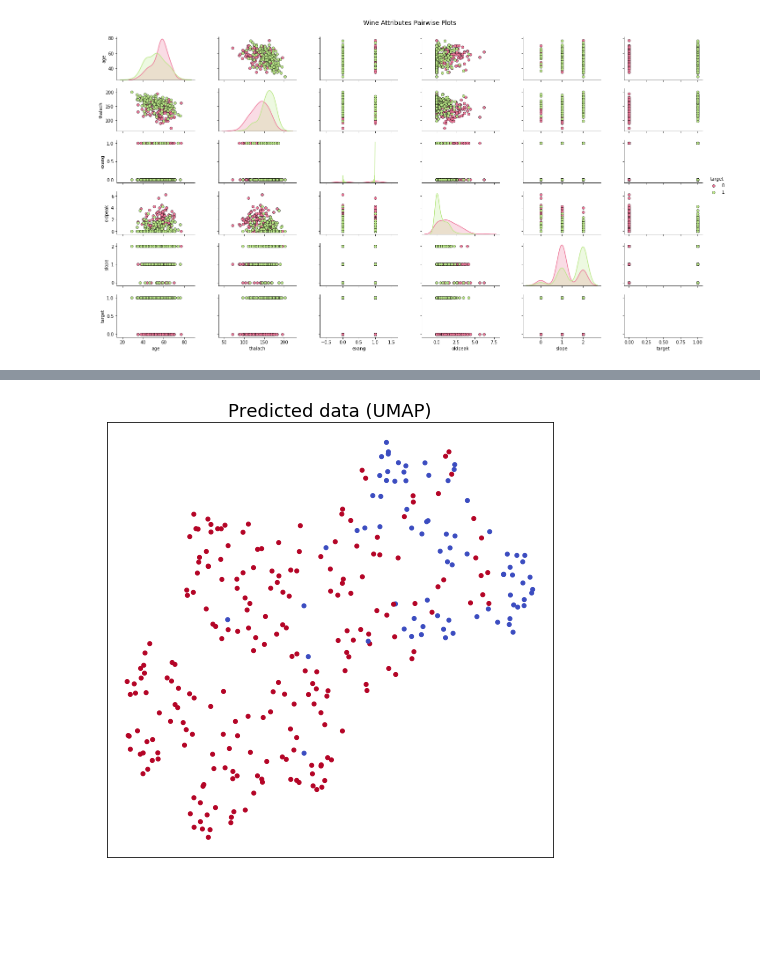
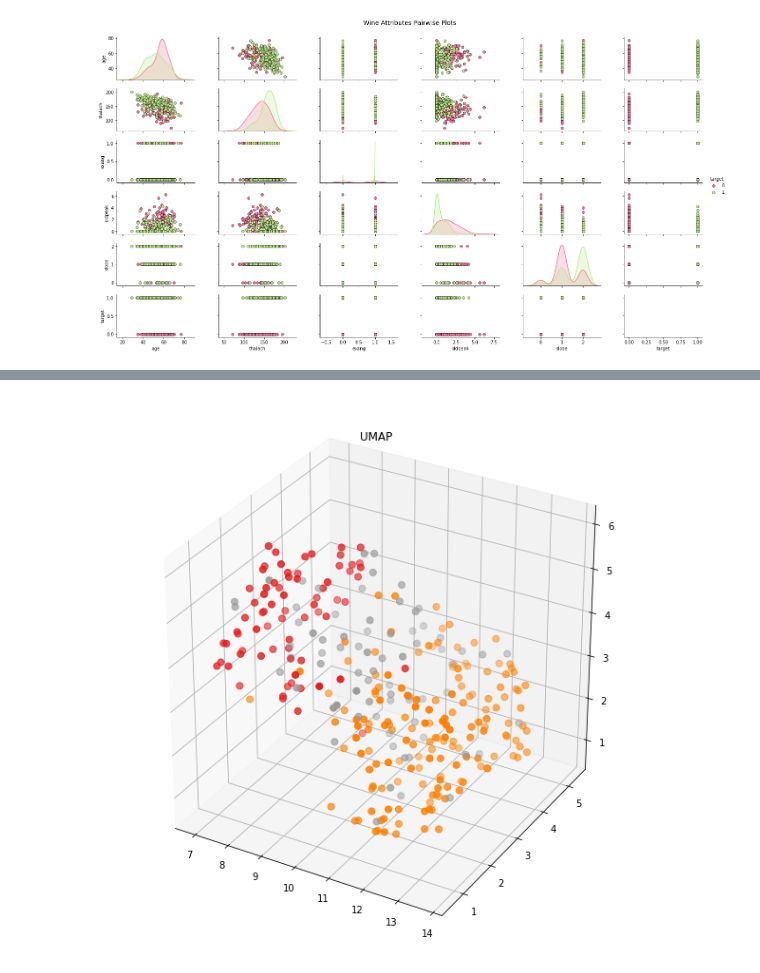
Before and after one commit to dayannn/DS-course, a Jupyter notebook: Lab2.ipynb, the cells around one changed output, grey strips where cells are left out. Saved outputs shown, nothing was run; the diff lists cells and outputs as text; code cells hidden in the pictures; blank space fills up the shorter version.

```diff
--- a/Lab2.ipynb
+++ b/Lab2.ipynb
@@ -260,12 +260,25 @@ t = fig.suptitle('Wine Attributes Pairwise Plots', fontsize=14)
 # %%
 import umap
 
-embedding = umap.UMAP(n_neighbors=20, min_dist=0.5, metric='canberra', random_state=28).fit_transform(dataset)
+embedding_umap = umap.UMAP(n_neighbors=20, min_dist=0.5,  metric='canberra', random_state=28).fit_transform(X)
 
-fig, ax = plt.subplots(figsize=(8, 8))
-plt.scatter(embedding[:, 0], embedding[:, 1], c=dataset.target, cmap="coolwarm", s=16)
+fig, ax = plt.subplots(figsize=(16, 8))
+
+pred2 = predictions.copy()
+pred2[predictions != dataset.target] = 2
+
+plt.subplot(1, 2, 1)
+plt.scatter(embedding_umap[:, 0], embedding_umap[:, 1], c=pred2, cmap="Set1", s=16)
 plt.setp(ax, xticks=[], yticks=[])
-plt.title("Initial data (UMAP)", fontsize=18)
+plt.title("UMAP", fontsize=18)
+
+from sklearn.manifold import TSNE
+embedding_tsne = TSNE(n_components=2, metric='canberra').fit_transform(X)
+
+plt.subplot(1, 2, 2)
+plt.scatter(embedding_tsne[:, 0], embedding_tsne[:, 1], c=pred2, cmap="Set1", s=16)
+plt.setp(ax, xticks=[], yticks=[])
+plt.title("tSNE", fontsize=18)
 
 plt.show()
 # %% [output]
@@ -273,14 +286,14 @@ plt.show()
 # %%
-import umap
+from mpl_toolkits.mplot3d import Axes3D
+embedding_umap = umap.UMAP(n_neighbors=15, min_dist=0.5,  metric='canberra', random_state=42, n_components=3).fit_transform(X)
 
-embedding = umap.UMAP(n_neighbors=20, min_dist=0.5,  metric='canberra', random_state=28).fit_transform(dataset)
+fig = plt.figure(figsize=(8, 8))
 
-fig, ax = plt.subplots(figsize=(8, 8))
-plt.scatter(embedding[:, 0], embedding[:, 1], c=predictions, cmap="coolwarm", s=16)
-plt.setp(ax, xticks=[], yticks=[])
-plt.title("Predicted data (UMAP)", fontsize=18)
+ax = Axes3D(fig)
+ax.scatter(embedding_umap[:,0], embedding_umap[:,1], embedding_umap[:,2], c=pred2, cmap="Set1",s=50)
+plt.title("UMAP")
 
 plt.show()
 # %% [output]
-[figure, old version]
+[figure, new version]
 # %%
```
Also changed, not shown: parts of 4 cells of this notebook, 1 other file.
